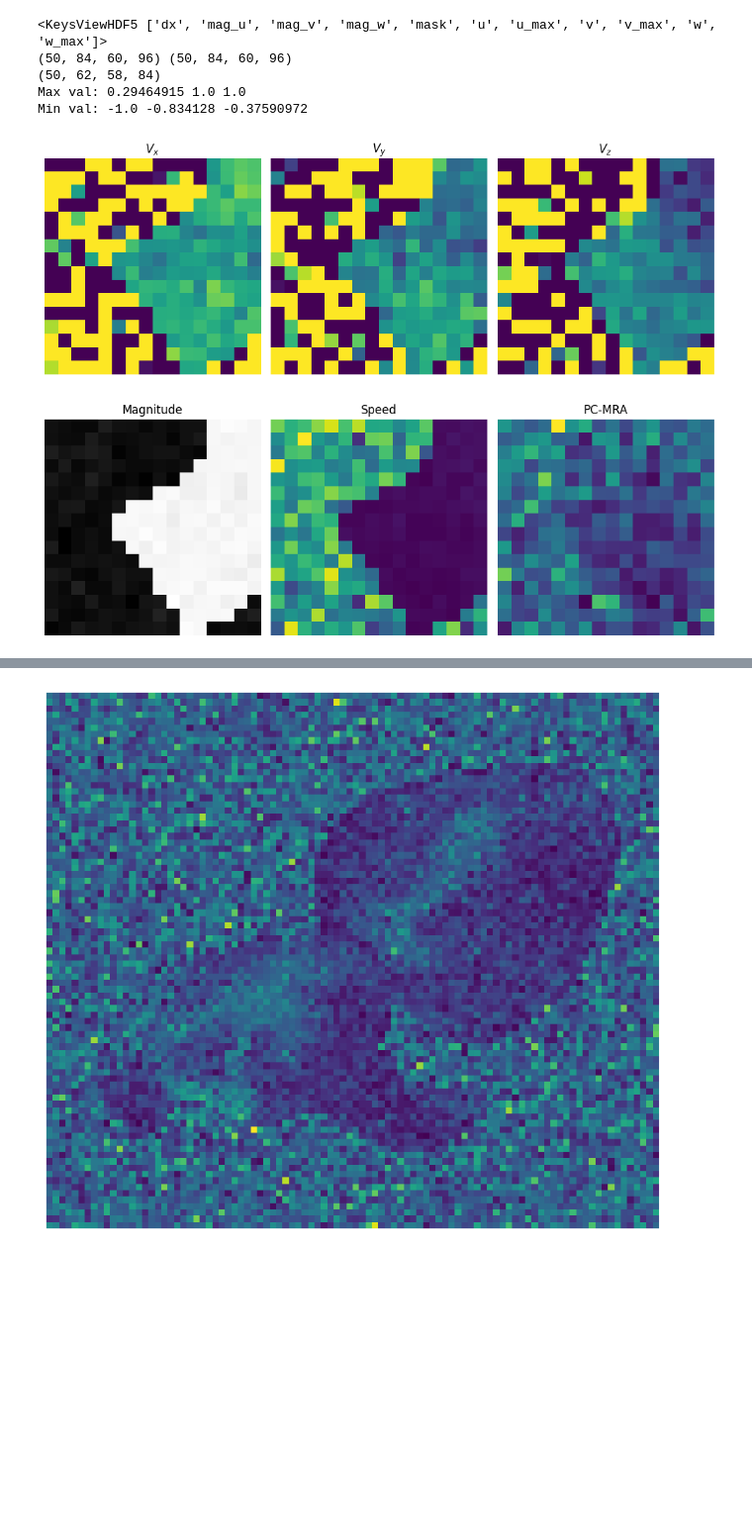
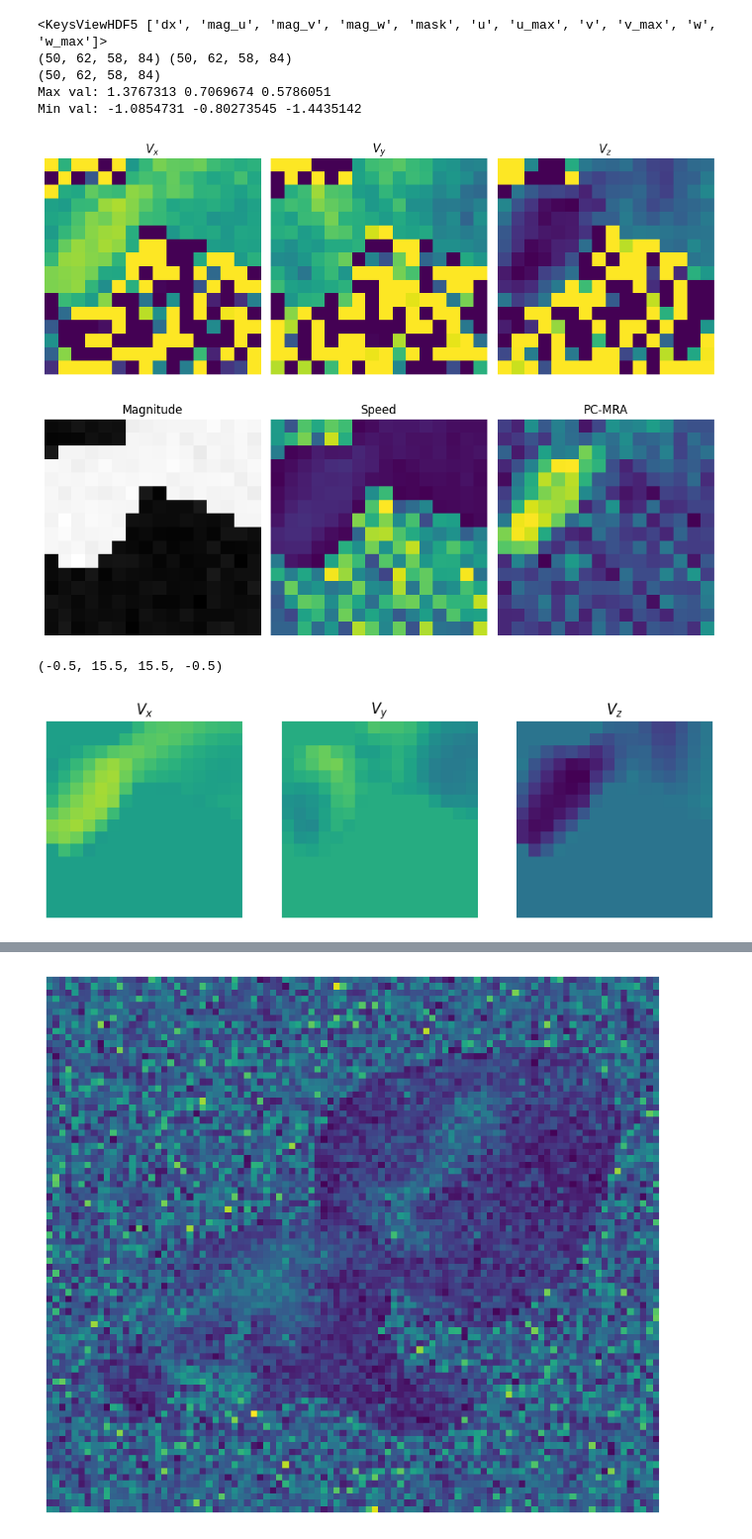
Before and after one commit to PiaaCaa/4DFlowNet, a Jupyter notebook: src/test_file.ipynb, the cells around one changed output, grey strips where cells are left out. Shown at 99% size. Drawn from its saved outputs; the diff is of its cells as text; code cells hidden in the pictures; blank space fills up the shorter version.

```diff
--- a/src/test_file.ipynb
+++ b/src/test_file.ipynb
@@ -24,8 +24,8 @@ venc_colnames = [ 'u_max', 'v_max', 'w_max']
 mag_colnames = [ 'mag_u', 'mag_v', 'mag_w']
 # %%
 
-dynamical_mask = '../data/CARDIAC/M2_2mm_step2_static_dynamic.h5'
-noisy_downsampled = '../data/CARDIAC/M2_2mm_step2_static_dynamic_noise.h5'
+dynamical_mask = '../data/CARDIAC/M4_2mm_step2_static_dynamic.h5'#'../data/PIA/THORAX/P01/h5/P01.h5'#'../data/CARDIAC/M2_2mm_step2_static_dynamic.h5'
+noisy_downsampled = '../data/CARDIAC/M4_2mm_step2_static_dynamic_noise.h5'
 # dynamical_mask = '../data/CARDIAC/M2_2mm_step2_invivoP04_magnitude.h5'
 # noisy_downsampled = '../data/CARDIAC/M2_2mm_step2_invivoP04_magnitude_noisy.h5'
 data_original = {}
@@ -44,8 +44,8 @@ with h5py.File(dynamical_mask, mode = 'r' ) as p1:
             data_2['mask'] = np.asarray(p2['mask']).squeeze()#create_temporal_mask(np.asarray(p2['mask']).squeeze(), p2['u'].shape[0])
             # temporal_mask = create_temporal_mask(mask.squeeze(), p1['u'].shape[0])
             for vel, venc, mag in zip(vel_colnames, venc_colnames, mag_colnames):
-                data_original[vel] = np.asarray(p1[vel])/np.max(p1[venc])
-                data_2[vel] = np.asarray(p2[vel])/np.max(p1[venc])
+                data_original[vel] = np.asarray(p1[vel])#/np.max(p1[venc])
+                data_2[vel] = np.asarray(p2[vel])#/np.max(p1[venc])
 
                 data_original[f'{vel}_fluid'] = np.multiply(data_original[vel], temporal_mask)
                 data_2[f'{vel}_fluid']  = np.multiply(data_2[vel] , temporal_mask)
@@ -63,10 +63,10 @@ print("Max val:", np.max(data_original['u']), np.max(data_original['v']), np.max
 print("Min val:", np.min(data_original['u']), np.min(data_original['v']), np.min(data_original['w']))
 # %% [output]
 <KeysViewHDF5 ['dx', 'mag_u', 'mag_v', 'mag_w', 'mask', 'u', 'u_max', 'v', 'v_max', 'w', 'w_max']>
-(50, 84, 60, 96) (50, 84, 60, 96)
+(50, 62, 58, 84) (50, 62, 58, 84)
 (50, 62, 58, 84)
-Max val: 0.29464915 1.0 1.0
-Min val: -1.0 -0.834128 -0.37590972
+Max val: 1.3767313 0.7069674 0.5786051
+Min val: -1.0854731 -0.80273545 -1.4435142
 # %%
 magn = np.sqrt(data_2['mag_u']**2 + data_2['mag_v']**2 + data_2['mag_w']**2)
 speed = np.sqrt(data_2['u']**2 + data_2['v']**2 + data_2['w']**2)
@@ -92,31 +92,52 @@ plt.imshow(data_2['v'][idx_slice], vmin = min_v['v'], vmax = max_v['v'])
 # plt.imshow(data_1['v_fluid'][idx_slice], vmin = min_v['v'], vmax = max_v['v'])
 plt.title(r'$V_y$')
 plt.axis('off')
 
 plt.subplot(2, 3, 3)
 plt.imshow(data_2['w'][idx_slice], vmin = min_v['w'], vmax = max_v['w'])
 # plt.imshow(data_1['w_fluid'][idx_slice], vmin = min_v['w'], vmax = max_v['w'])
 plt.title(r'$V_z$')
 plt.axis('off')
 
 
 
 plt.subplot(2, 3, 4)
 plt.imshow(magn[idx_slice], cmap='Greys_r')
 plt.title('Magnitude')
 plt.axis('off')
 
 plt.subplot(2, 3, 5)
 plt.imshow(speed[idx_slice])
 plt.title('Speed')
 plt.axis('off')
 
 plt.subplot(2, 3, 6)
 plt.imshow(pc_mri[idx_slice])
 plt.title('PC-MRA')
 plt.axis('off')
 
 
 plt.tight_layout()
+plt.show()
+
+plt.subplot(2, 3, 1)
+plt.imshow(data_original['u'][idx_slice], vmin = min_v['u'], vmax = max_v['u'])
+# plt.imshow(data_1['u_fluid'][idx_slice], vmin = min_v['u'], vmax = max_v['u'])
+plt.title(r'$V_x$')
+plt.axis('off')
+
+plt.subplot(2, 3, 2)
+plt.imshow(data_original['v'][idx_slice], vmin = min_v['v'], vmax = max_v['v'])
+# plt.imshow(data_1['v_fluid'][idx_slice], vmin = min_v['v'], vmax = max_v['v'])
+plt.title(r'$V_y$')
+plt.axis('off')
+
+plt.subplot(2, 3, 3)
+plt.imshow(data_original['w'][idx_slice], vmin = min_v['w'], vmax = max_v['w'])
+# plt.imshow(data_1['w_fluid'][idx_slice], vmin = min_v['w'], vmax = max_v['w'])
+plt.title(r'$V_z$')
+plt.axis('off')
 # %% [output]
-[figure, old version]
+[figure, new version]
+(-0.5, 15.5, 15.5, -0.5)
+[figure, added]
```
Also changed, not shown: parts of 9 cells of this notebook, 6 other files.
